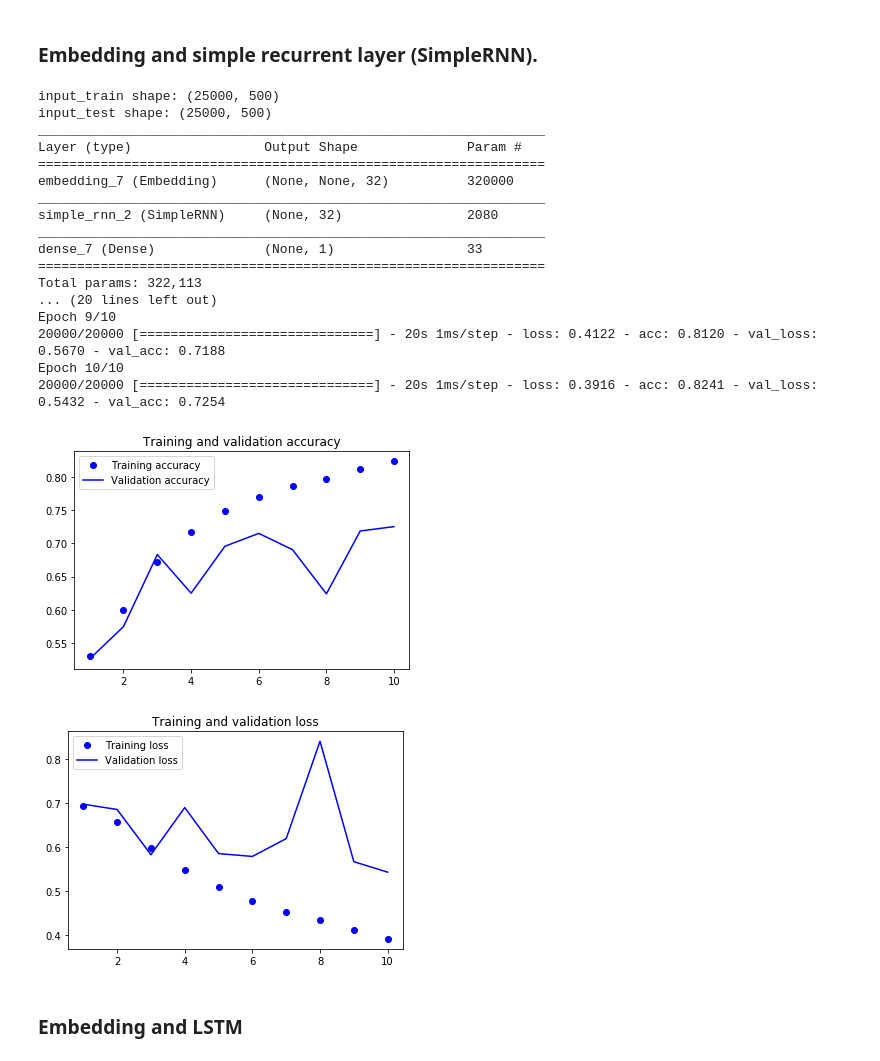
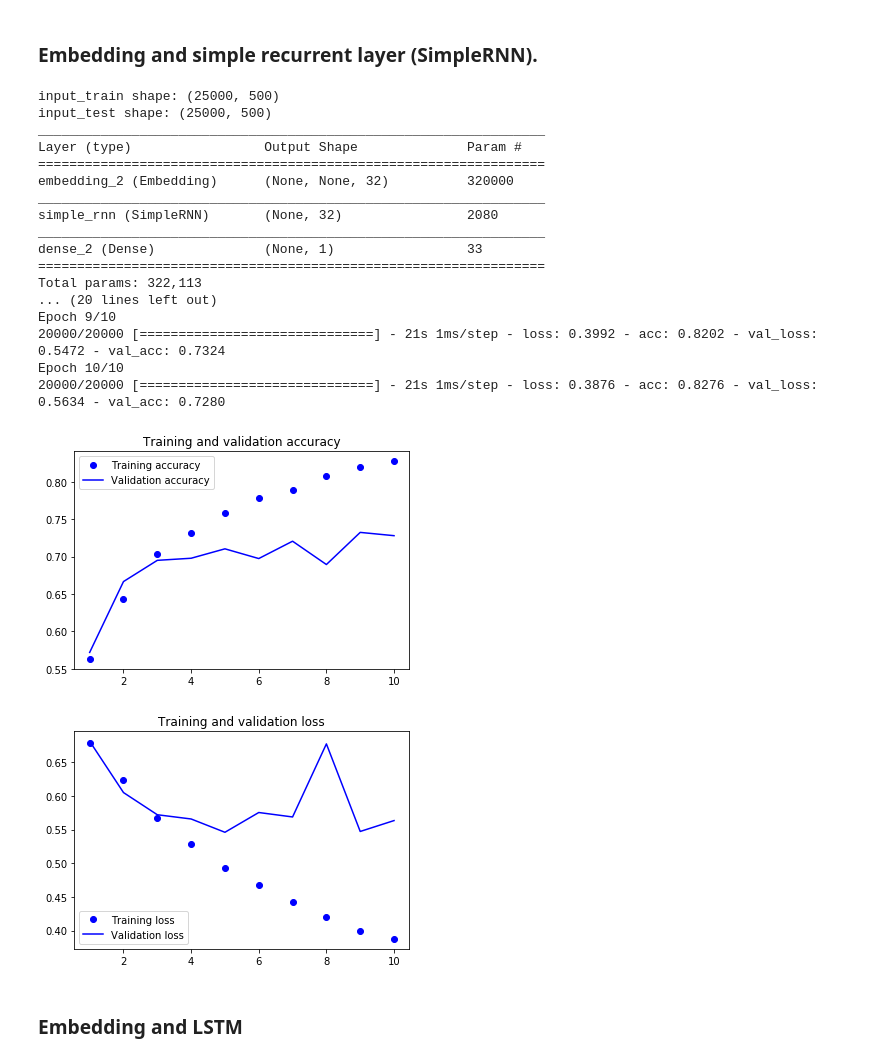
Before and after one commit to szylec/methods, a Jupyter notebook: sequences/text_processing/sentiment_imdb.ipynb, the cells around one changed output. Saved outputs shown, nothing was run; the diff lists cells and outputs as text; code cells hidden in the pictures.

```diff
--- a/sequences/text_processing/sentiment_imdb.ipynb
+++ b/sequences/text_processing/sentiment_imdb.ipynb
@@ -71,8 +107,8 @@ Epoch 10/10
 maxlen = 500
 batch_size = 32
 
-input_train = tf.keras.preprocessing.sequence.pad_sequences(x_train, maxlen=maxlen)
-input_test = tf.keras.preprocessing.sequence.pad_sequences(x_test, maxlen=maxlen)
+input_train = tf.keras.preprocessing.sequence.pad_sequences(x_train_raw, maxlen=maxlen)
+input_test = tf.keras.preprocessing.sequence.pad_sequences(x_test_raw, maxlen=maxlen)
 
 print('input_train shape:', input_train.shape)
 print('input_test shape:', input_test.shape)
@@ -82,60 +118,42 @@ def get_model():
     model.add(tf.keras.layers.Embedding(10000, 32))
     model.add(tf.keras.layers.SimpleRNN(32))
     model.add(tf.keras.layers.Dense(1, activation='sigmoid'))
     model.compile(
         optimizer='rmsprop',
         loss='binary_crossentropy',
         metrics=['acc'])
     model.summary()
     return model
 
 model = get_model()
 history = model.fit(
     input_train,
     y_train,
     epochs=10,
     batch_size=128,
     validation_split=0.2)
+
+plot_history(history)
 # %% [output]
 input_train shape: (25000, 500)
 input_test shape: (25000, 500)
 _________________________________________________________________
 Layer (type)                 Output Shape              Param #
 =================================================================
-embedding_7 (Embedding)      (None, None, 32)          320000
+embedding_2 (Embedding)      (None, None, 32)          320000
 _________________________________________________________________
-simple_rnn_2 (SimpleRNN)     (None, 32)                2080
+simple_rnn (SimpleRNN)       (None, 32)                2080
 _________________________________________________________________
-dense_7 (Dense)              (None, 1)                 33
+dense_2 (Dense)              (None, 1)                 33
 =================================================================
 Total params: 322,113
 ... (20 lines left out)
 Epoch 9/10
-20000/20000 [==============================] - 20s 1ms/step - loss: 0.4122 - acc: 0.8120 - val_loss: 0.5670 - val_acc: 0.7188
+20000/20000 [==============================] - 21s 1ms/step - loss: 0.3992 - acc: 0.8202 - val_loss: 0.5472 - val_acc: 0.7324
 Epoch 10/10
-20000/20000 [==============================] - 20s 1ms/step - loss: 0.3916 - acc: 0.8241 - val_loss: 0.5432 - val_acc: 0.7254
+20000/20000 [==============================] - 21s 1ms/step - loss: 0.3876 - acc: 0.8276 - val_loss: 0.5634 - val_acc: 0.7280
+[figure, added]
+[figure, added]
-# %%
-acc = history.history['acc']
-val_acc = history.history['val_acc']
-loss = history.history['loss']
-val_loss = history.history['val_loss']
-
-epochs = range(1, len(acc) + 1)
-
-plt.plot(epochs, acc, 'bo', label='Training accuracy')
-plt.plot(epochs, val_acc, 'b', label='Validation accuracy')
-plt.title('Training and validation accuracy')
-plt.legend()
-
-plt.figure()
-plt.plot(epochs, loss, 'bo', label='Training loss')
-plt.plot(epochs, val_loss, 'b', label='Validation loss')
-plt.title('Training and validation loss')
-plt.legend()
-plt.show()
-# %% [output]
-[figure, removed]
-[figure, removed]
 # %% [markdown]
 ### Embedding and LSTM
 # %%
```
Also changed, not shown: parts of 8 cells of this notebook, 5 other files.
